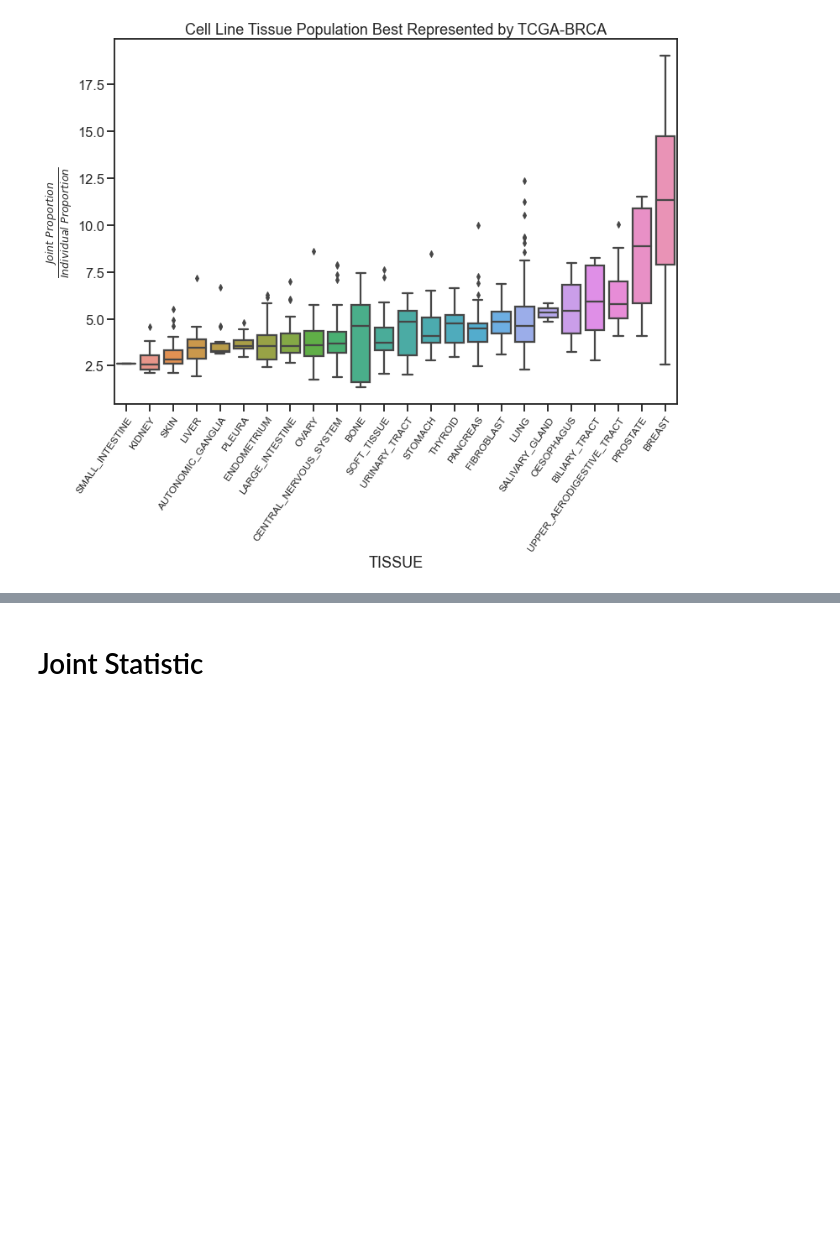
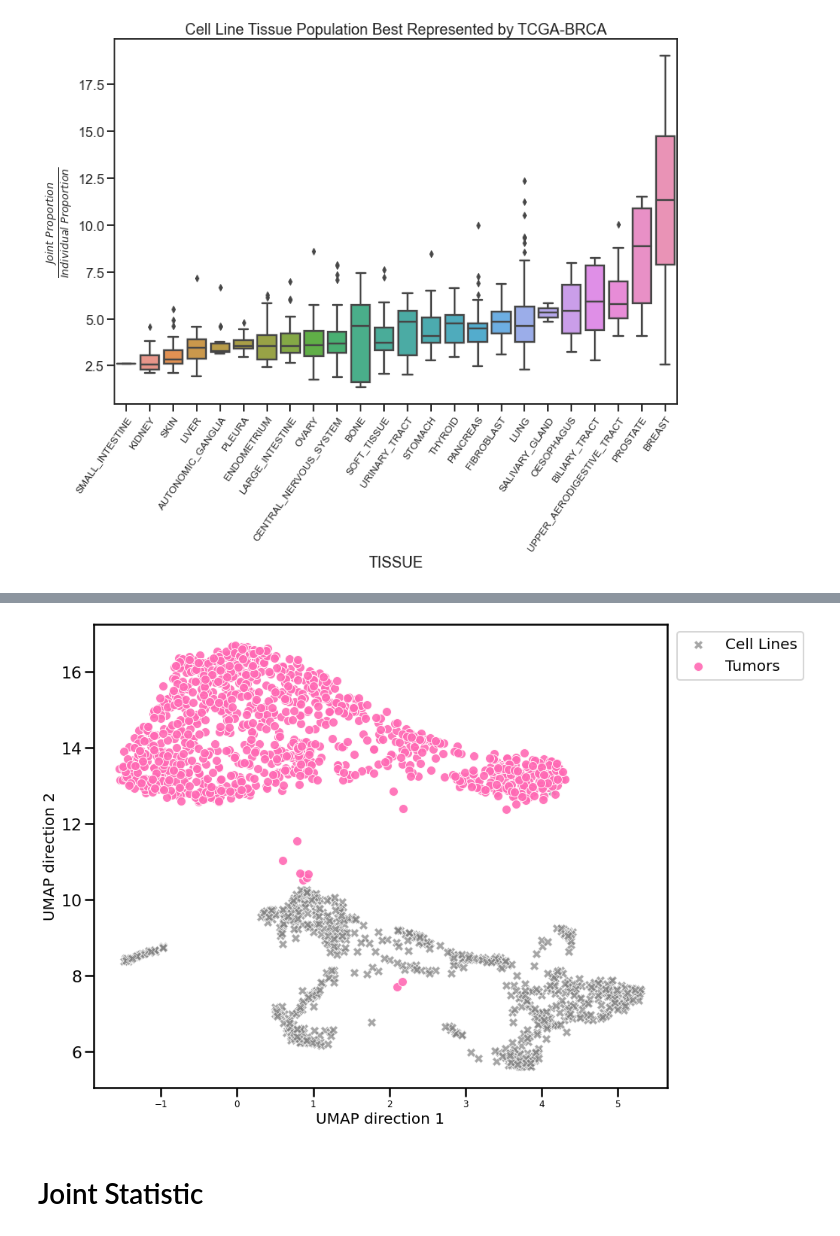
Before and after one commit to baprice/AJIVE-jDR-Integration, a Jupyter notebook: notebooks/jDR_Paper_Analysis.ipynb, the cells around one changed output, grey strips where cells are left out. Cells and saved outputs as stored; diff of their text form; code cells hidden in the pictures; blank space fills up the shorter version.

```diff
--- a/notebooks/jDR_Paper_Analysis.ipynb
+++ b/notebooks/jDR_Paper_Analysis.ipynb
@@ -115,0 +120,7 @@ Text(0, 0.5, '$\\frac{Joint\\ Proportion}{Individual\\ Proportion}$')
+# %%
+from umap import UMAP
+
+umap = UMAP(n_neighbors=100, n_epochs=1000, metric='cosine', verbose=True)
+
+umap_x = np.concatenate([np.array(a), np.array(b)])
+umap_x_fit = umap.fit_transform(X)
@@ -116,3 +135,25 @@ Text(0, 0.5, '$\\frac{Joint\\ Proportion}{Individual\\ Proportion}$')
+# %%
+plt_df = pd.DataFrame(umap_x_fit, index=a.index.tolist()+b.index.tolist(), columns=['UMAP1','UMAP2'])
+
+plt.figure(figsize=(15,10))
+sns.set_context('poster')
+sns.scatterplot(x=umap_x_fit[a.shape[0]:,0],
+                y=umap_x_fit[a.shape[0]:,1],
+                label='Cell Lines', marker='X', color='grey', alpha=0.7)
+sns.scatterplot(x=umap_x_fit[:a.shape[0],0],
+                y=umap_x_fit[:a.shape[0],1],
+                label='Tumors', alpha=0.9, color='hotpink')
+
+plt.xticks(fontsize=12)
+plt.xlabel('UMAP direction 1', fontsize=20, color='black')
+plt.ylabel('UMAP direction 2', fontsize=20, color='black')
+plt.legend(fontsize=20,
+           ncol=1,
+           bbox_to_anchor=(1.25, 1.))
+plt.tight_layout()
+plt.show()
+# %% [output]
+[figure, added]
 # %% [markdown]
 # Joint Statistic
 # %%
```
Also changed, not shown: parts of 12 cells of this notebook, 1 other file.
